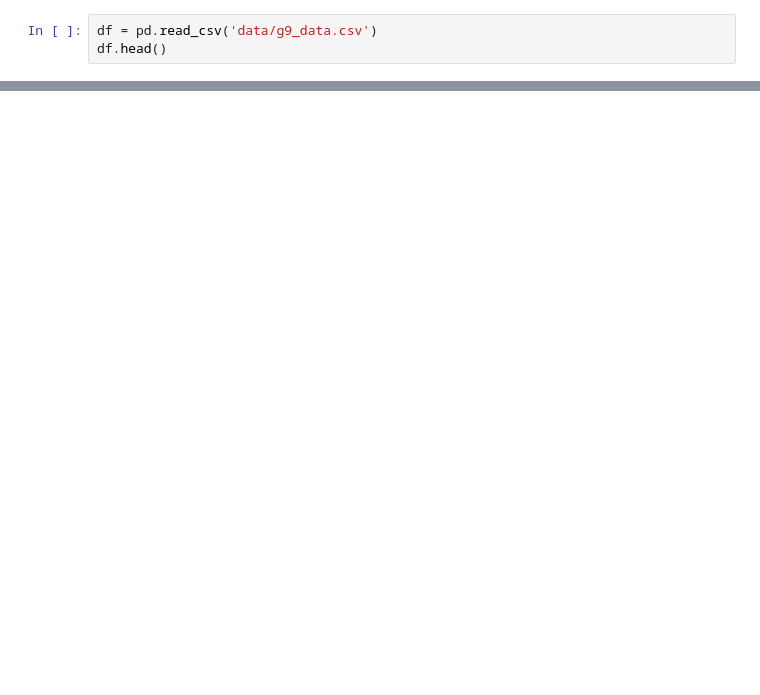
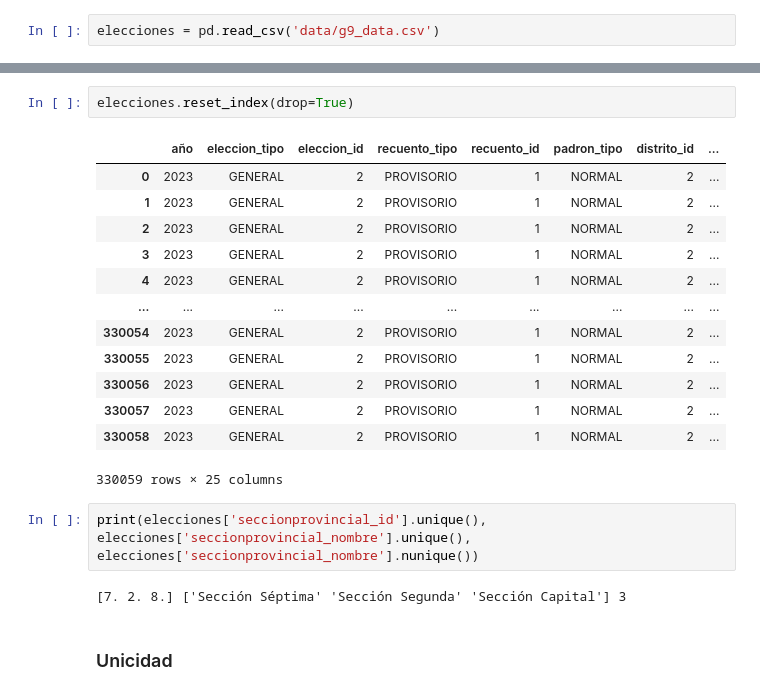
Before and after one commit to Martosaied/calidad-datos, a Jupyter notebook: TP Final/elecciones.ipynb, the cells around one changed output, grey strips where cells are left out. Cells and saved outputs as stored; diff of their text form; blank space fills up the shorter version.

```diff
--- a/TP Final/elecciones.ipynb
+++ b/TP Final/elecciones.ipynb
@@ -3,3 +6,2 @@ import pandas as pd
 # %%
-df = pd.read_csv('data/g9_data.csv')
-df.head()
+elecciones = pd.read_csv('data/g9_data.csv')
@@ -16,0 +8,22 @@ df.head()
+# %%
+elecciones.reset_index(drop=True)
+# %% [output]
+|  | año | eleccion_tipo | eleccion_id | recuento_tipo | recuento_id | padron_tipo | distrito_id | ... |
+| 0 | 2023 | GENERAL | 2 | PROVISORIO | 1 | NORMAL | 2 | ... |
+| 1 | 2023 | GENERAL | 2 | PROVISORIO | 1 | NORMAL | 2 | ... |
+| 2 | 2023 | GENERAL | 2 | PROVISORIO | 1 | NORMAL | 2 | ... |
+| 3 | 2023 | GENERAL | 2 | PROVISORIO | 1 | NORMAL | 2 | ... |
+| 4 | 2023 | GENERAL | 2 | PROVISORIO | 1 | NORMAL | 2 | ... |
+| ... | ... | ... | ... | ... | ... | ... | ... | ... |
+| 330054 | 2023 | GENERAL | 2 | PROVISORIO | 1 | NORMAL | 2 | ... |
+| 330055 | 2023 | GENERAL | 2 | PROVISORIO | 1 | NORMAL | 2 | ... |
+| 330056 | 2023 | GENERAL | 2 | PROVISORIO | 1 | NORMAL | 2 | ... |
+| 330057 | 2023 | GENERAL | 2 | PROVISORIO | 1 | NORMAL | 2 | ... |
+| 330058 | 2023 | GENERAL | 2 | PROVISORIO | 1 | NORMAL | 2 | ... |
+330059 rows × 25 columns
+# %%
+print(elecciones['seccionprovincial_id'].unique(), elecciones['seccionprovincial_nombre'].unique(), elecciones['seccionprovincial_nombre'].nunique())
+# %% [output]
+[7. 2. 8.] ['Sección Séptima' 'Sección Segunda' 'Sección Capital'] 3
+# %% [markdown]
+### Unicidad
```
Also changed, not shown: parts of 25 cells of this notebook, 12 other files.
